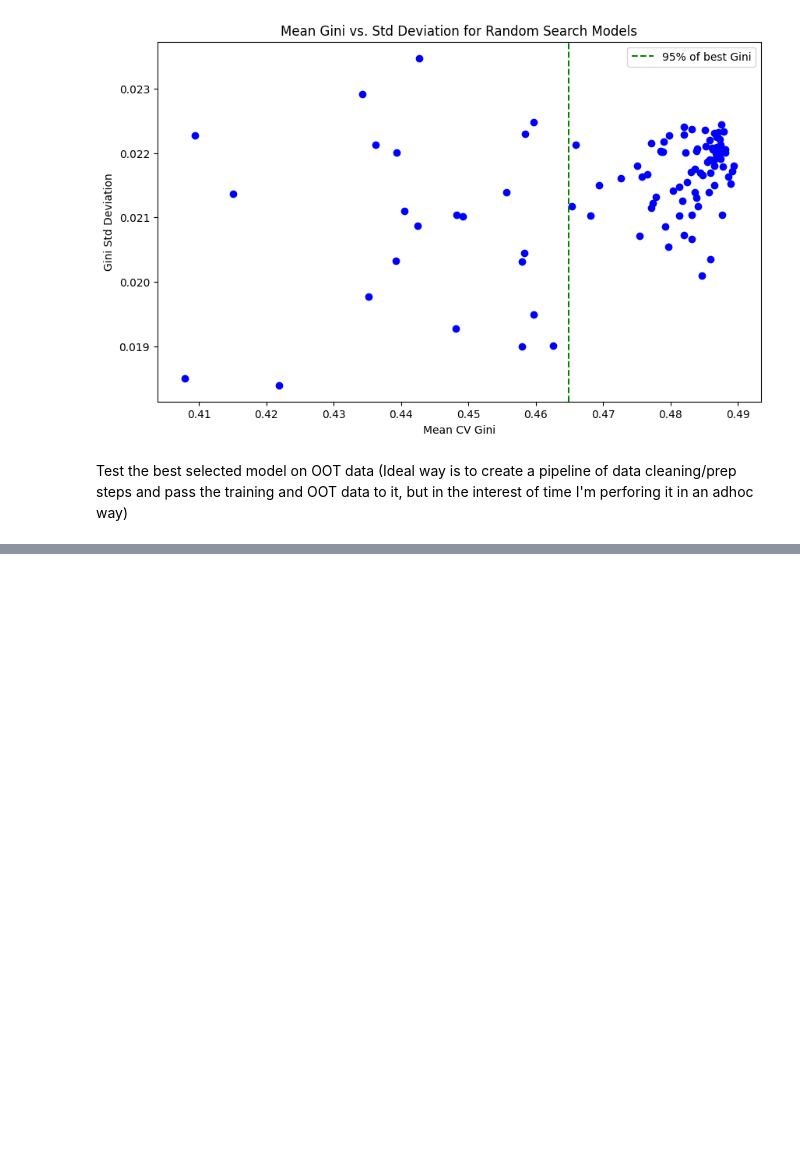
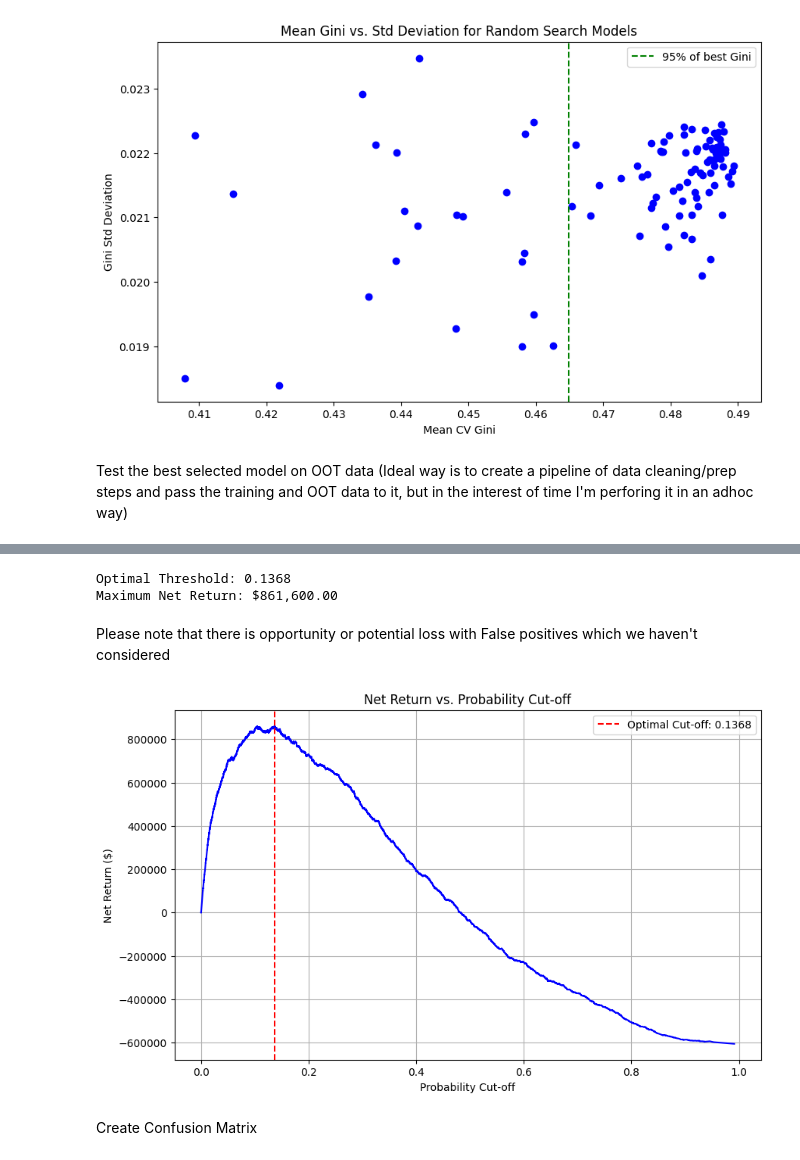
Before and after one commit to linkvarun/credit, a Jupyter notebook: xgboost_credit.ipynb, the cells around one changed output, grey strips where cells are left out. Saved outputs shown, nothing was run; the diff lists cells and outputs as text; code cells hidden in the pictures; blank space fills up the shorter version.

```diff
--- a/xgboost_credit.ipynb
+++ b/xgboost_credit.ipynb
@@ -672,0 +764,65 @@ Accuracy: 0.7488
+# %%
+# Predict probabilities of 1(bad loan) for OOT set
+oot_probs = model.predict_proba(X_oot)[:, 1]  # Prob of bad loan
+
+# Get actual labels/values
+y_true = y_oot.values
+
+# Compute ROC curve values
+fpr, tpr, thresholds = roc_curve(y_true, oot_probs)
+
+# Now compute cost/benefit for each threshold
+returns = []
+for i in range(len(thresholds)):
+    # Number of predicted positives and negatives at this threshold (positive means bad loan, negative means good loan)
+    predicted_positive = oot_probs >= thresholds[i]
+    predicted_negative = oot_probs < thresholds[i]
+
+    # True Positives (bad loans not approved)
+    TP = ((predicted_positive) & (y_true == 1)).sum()
+
+    # False Negatives (bad loans approved)
+    FN = ((predicted_negative) & (y_true == 1)).sum()
+
+    # True Negatives (good loans approved)
+    TN = ((predicted_negative) & (y_true == 0)).sum()
+
+    # No cost for predicted positives
+
+    # Calculate net return
+    net_return = (TN * 300) - (FN * 1000)
+
+    returns.append(net_return)
+
+# Convert to DataFrame
+results_df = pd.DataFrame({
+    'Threshold': thresholds,
+    'Net_Return': returns
+})
+
+# Find optimal threshold
+best_i = results_df['Net_Return'].idxmax()
+best_threshold = results_df.loc[best_i, 'Threshold']
+best_return = results_df.loc[best_i, 'Net_Return']
+
+print(f"Optimal Threshold: {best_threshold:.4f}")
+print(f"Maximum Net Return: ${best_return:,.2f}")
+# %% [output]
+Optimal Threshold: 0.1368
+Maximum Net Return: $861,600.00
+# %% [markdown]
+Please note that there is opportunity or potential loss with False positives which we haven't considered
+# %%
+plt.figure(figsize=(10,6))
+plt.plot(results_df['Threshold'], results_df['Net_Return'], color='blue')
+plt.axvline(x=best_threshold, color='red', linestyle='--', label=f'Optimal Cut-off: {best_threshold:.4f}')
+plt.xlabel('Probability Cut-off')
+plt.ylabel('Net Return ($)')
+plt.title('Net Return vs. Probability Cut-off')
+plt.legend()
+plt.grid(True)
+plt.show()
+# %% [output]
+[figure, added]
+# %% [markdown]
+Create Confusion Matrix
```
Also changed, not shown: parts of 20 cells of this notebook, 3 other files.
